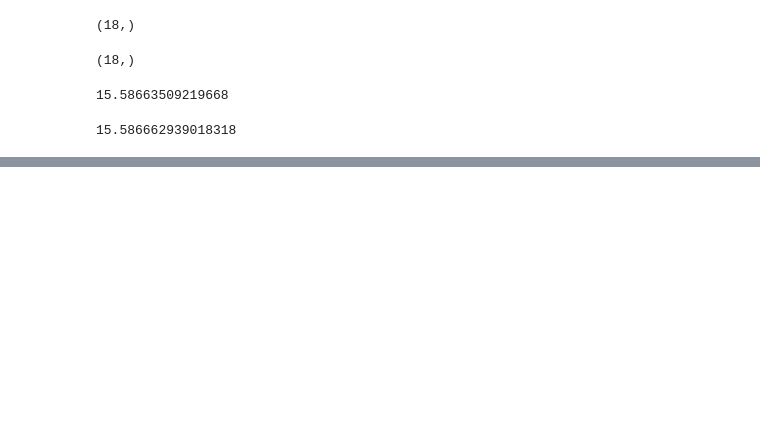
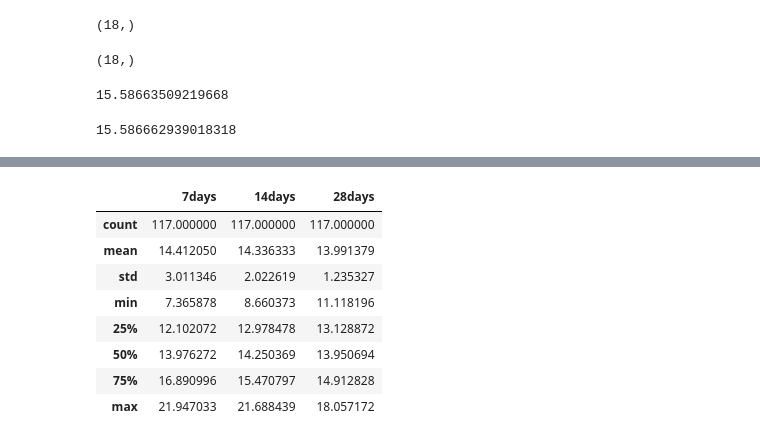
Before and after one commit to TomMonks/forecast-tools, a Jupyter notebook: Bonus_TimeSeriesCrossValidation.ipynb, the cells around one changed output, grey strips where cells are left out. Cells and saved outputs as stored; diff of their text form; code cells hidden in the pictures; blank space fills up the shorter version.

```diff
--- a/Bonus_TimeSeriesCrossValidation.ipynb
+++ b/Bonus_TimeSeriesCrossValidation.ipynb
@@ -304,0 +435,4 @@ results_2.mean()
+# %%
+cv = sliding_window(train, window_size=200, horizons=[7,14,28], step=1)
+results_h = cross_validation_score(model, train, cv, mean_absolute_error,
+                                   n_jobs=-1)
@@ -304,0 +463,4 @@ results_2.mean()
+# %%
+#it is easier to manage this as a dataframe
+df = pd.DataFrame(results_h, columns=['7days', '14days', '28days'])
+df.head()
@@ -304,0 +474,14 @@ results_2.mean()
+# %%
+#ten call the describe function to get results
+#also you can save the raw results (recommended!)
+df.describe()
+# %% [output]
+|  | 7days | 14days | 28days |
+| count | 117.000000 | 117.000000 | 117.000000 |
+| mean | 14.412050 | 14.336333 | 13.991379 |
+| std | 3.011346 | 2.022619 | 1.235327 |
+| min | 7.365878 | 8.660373 | 11.118196 |
+| 25% | 12.102072 | 12.978478 | 13.128872 |
+| 50% | 13.976272 | 14.250369 | 13.950694 |
+| 75% | 16.890996 | 15.470797 | 14.912828 |
+| max | 21.947033 | 21.688439 | 18.057172 |
```
Also changed, not shown: parts of 12 cells of this notebook.
